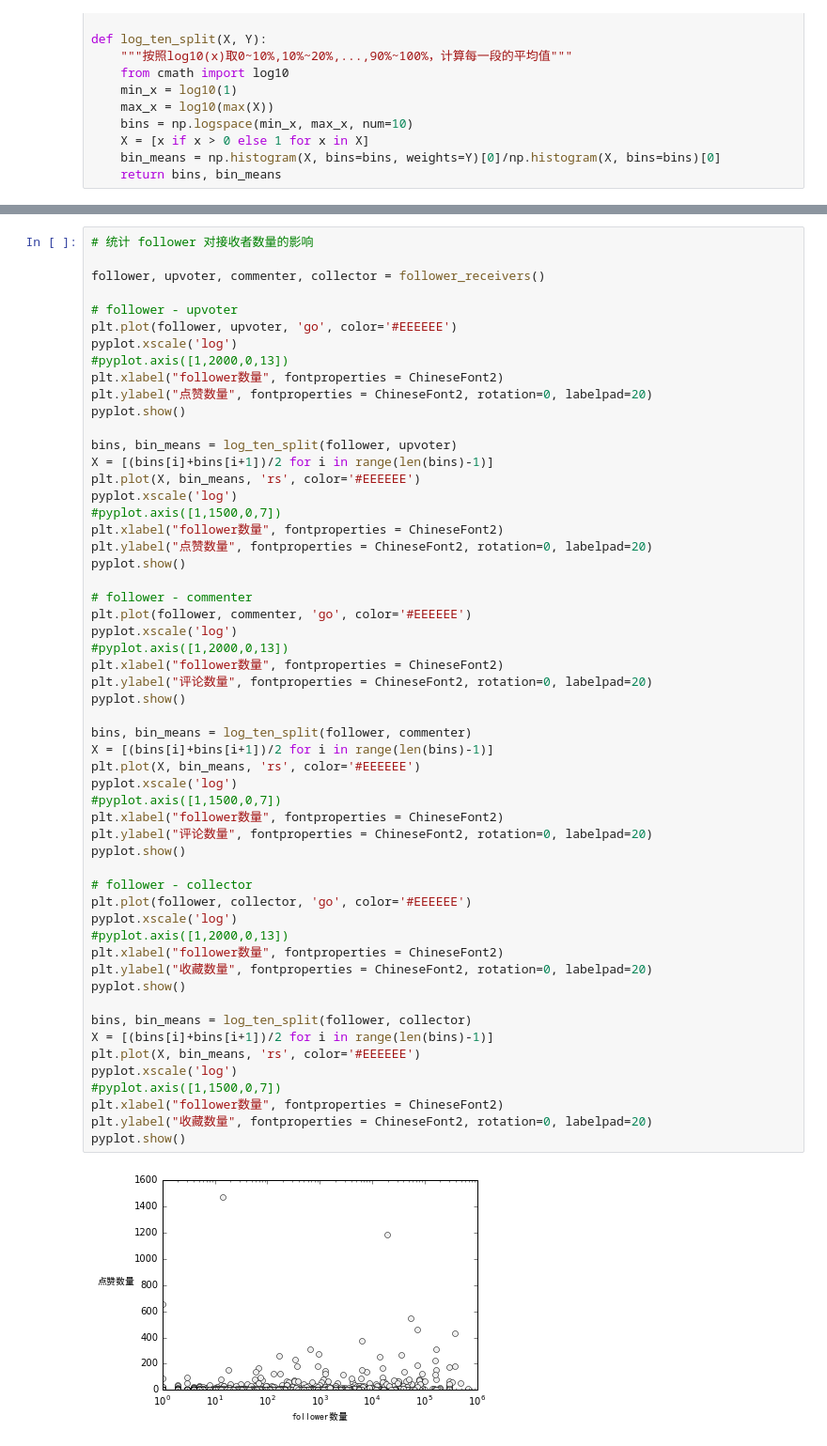
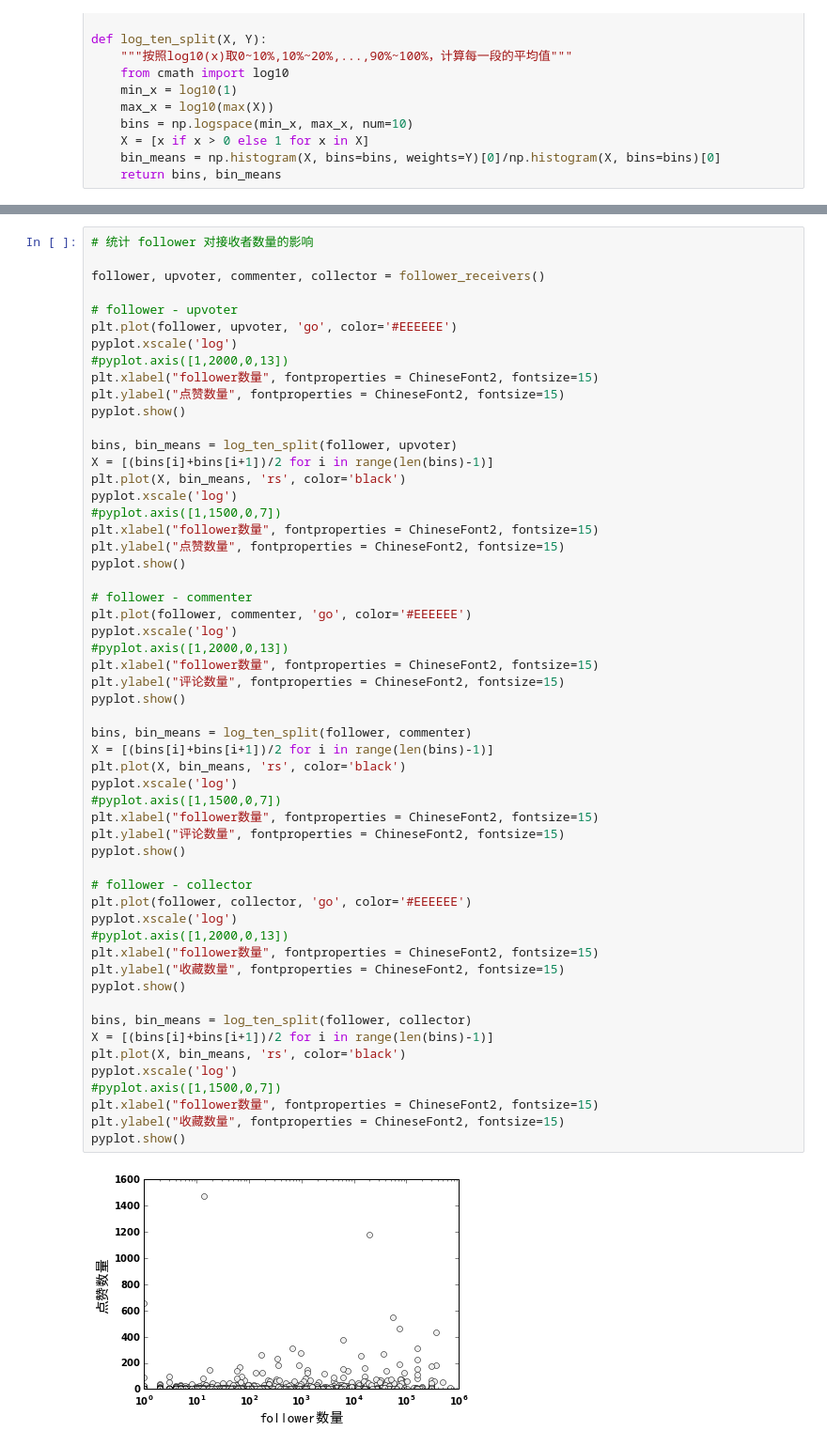
Before and after one commit to Hank-wood/Graduate, a Jupyter notebook: infer/analysis/analysis.ipynb, the cells around one changed output, grey strips where cells are left out. Shown at 94% size. Drawn from its saved outputs; the diff is of its cells as text.

```diff
--- a/infer/analysis/analysis.ipynb
+++ b/infer/analysis/analysis.ipynb
@@ -213,51 +213,51 @@ follower, upvoter, commenter, collector = follower_receivers()
 plt.plot(follower, upvoter, 'go', color='#EEEEEE')
 pyplot.xscale('log')
 #pyplot.axis([1,2000,0,13])
-plt.xlabel("follower数量", fontproperties = ChineseFont2)
-plt.ylabel("点赞数量", fontproperties = ChineseFont2, rotation=0, labelpad=20)
+plt.xlabel("follower数量", fontproperties = ChineseFont2, fontsize=15)
+plt.ylabel("点赞数量", fontproperties = ChineseFont2, fontsize=15)
 pyplot.show()
 
 bins, bin_means = log_ten_split(follower, upvoter)
 X = [(bins[i]+bins[i+1])/2 for i in range(len(bins)-1)]
-plt.plot(X, bin_means, 'rs', color='#EEEEEE')
+plt.plot(X, bin_means, 'rs', color='black')
 pyplot.xscale('log')
 #pyplot.axis([1,1500,0,7])
-plt.xlabel("follower数量", fontproperties = ChineseFont2)
-plt.ylabel("点赞数量", fontproperties = ChineseFont2, rotation=0, labelpad=20)
+plt.xlabel("follower数量", fontproperties = ChineseFont2, fontsize=15)
+plt.ylabel("点赞数量", fontproperties = ChineseFont2, fontsize=15)
 pyplot.show()
 
 # follower - commenter
 plt.plot(follower, commenter, 'go', color='#EEEEEE')
 pyplot.xscale('log')
 #pyplot.axis([1,2000,0,13])
-plt.xlabel("follower数量", fontproperties = ChineseFont2)
-plt.ylabel("评论数量", fontproperties = ChineseFont2, rotation=0, labelpad=20)
+plt.xlabel("follower数量", fontproperties = ChineseFont2, fontsize=15)
+plt.ylabel("评论数量", fontproperties = ChineseFont2, fontsize=15)
 pyplot.show()
 
 bins, bin_means = log_ten_split(follower, commenter)
 X = [(bins[i]+bins[i+1])/2 for i in range(len(bins)-1)]
-plt.plot(X, bin_means, 'rs', color='#EEEEEE')
+plt.plot(X, bin_means, 'rs', color='black')
 pyplot.xscale('log')
 #pyplot.axis([1,1500,0,7])
-plt.xlabel("follower数量", fontproperties = ChineseFont2)
-plt.ylabel("评论数量", fontproperties = ChineseFont2, rotation=0, labelpad=20)
+plt.xlabel("follower数量", fontproperties = ChineseFont2, fontsize=15)
+plt.ylabel("评论数量", fontproperties = ChineseFont2, fontsize=15)
 pyplot.show()
 
 # follower - collector
 plt.plot(follower, collector, 'go', color='#EEEEEE')
 pyplot.xscale('log')
 #pyplot.axis([1,2000,0,13])
-plt.xlabel("follower数量", fontproperties = ChineseFont2)
-plt.ylabel("收藏数量", fontproperties = ChineseFont2, rotation=0, labelpad=20)
+plt.xlabel("follower数量", fontproperties = ChineseFont2, fontsize=15)
+plt.ylabel("收藏数量", fontproperties = ChineseFont2, fontsize=15)
 pyplot.show()
 
 bins, bin_means = log_ten_split(follower, collector)
 X = [(bins[i]+bins[i+1])/2 for i in range(len(bins)-1)]
-plt.plot(X, bin_means, 'rs', color='#EEEEEE')
+plt.plot(X, bin_means, 'rs', color='black')
 pyplot.xscale('log')
 #pyplot.axis([1,1500,0,7])
-plt.xlabel("follower数量", fontproperties = ChineseFont2)
-plt.ylabel("收藏数量", fontproperties = ChineseFont2, rotation=0, labelpad=20)
+plt.xlabel("follower数量", fontproperties = ChineseFont2, fontsize=15)
+plt.ylabel("收藏数量", fontproperties = ChineseFont2, fontsize=15)
 pyplot.show()
 # %% [output]
-[figure, old version]
+[figure, new version]
```
Also changed, not shown: parts of 5 cells of this notebook.
